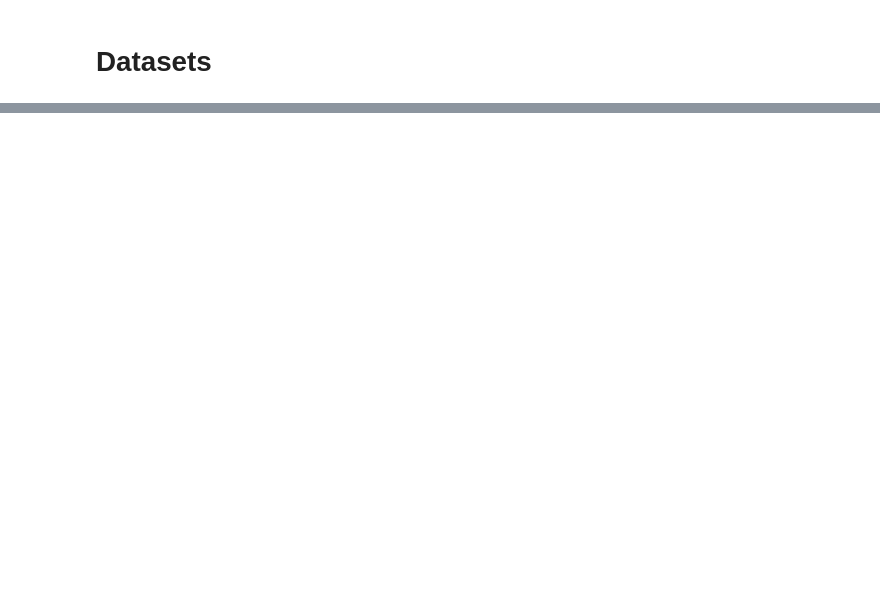
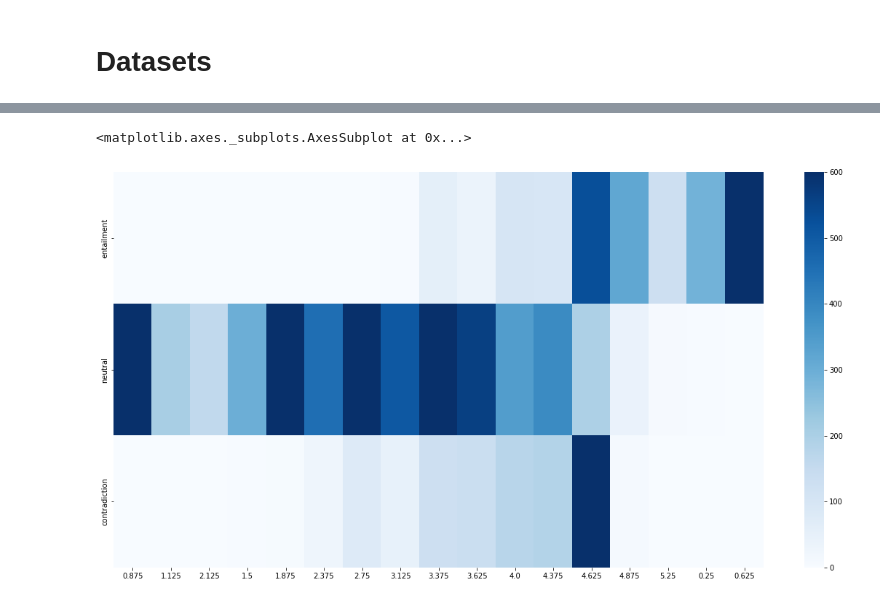
Before and after one commit to kyaoNK/bert_asag, a Jupyter notebook: CREATE_DATASET.ipynb, the cells around one changed output, grey strips where cells are left out. Drawn from its saved outputs; the diff is of its cells as text; code cells hidden in the pictures; blank space fills up the shorter version.

```diff
--- a/CREATE_DATASET.ipynb
+++ b/CREATE_DATASET.ipynb
@@ -210,0 +268,6 @@ jsick_valid_df.index = len(jglue_valid_df.index) + jsick_valid_df.index
+# %%
+#@title NEW LABEL
+jsick_label_df = jsick_df[[ 'label_rte' , 'label_sts' ]]
+
+jsick_label_df = jsick_label_df.apply(function, axis=1)
+jsick_label_df
@@ -210,0 +310,4 @@ jsick_valid_df.index = len(jglue_valid_df.index) + jsick_valid_df.index
+# %%
+jsick_label_df = jsick_label_df.rename(columns={2:'label_detail_asag'})
+jsick_df_asag = jsick_df.join([label_df['label_detail_asag']])
+jsick_df_asag
@@ -210,0 +328,43 @@ jsick_valid_df.index = len(jglue_valid_df.index) + jsick_valid_df.index
+# %%
+# heat map
+
+import pandas as pd
+import numpy as np
+import seaborn as sns
+import matplotlib as mpl
+import matplotlib.pyplot as plt
+
+s = jsick_label_df[[0,1]]
+freq = s.value_counts()
+
+freq = s.value_counts(sort=True, ascending=True, dropna=False)
+freq_df = pd.DataFrame(freq)
+freq_df.columns = ['freq']
+freq_df = freq_df.sort_index()
+sts_list = freq_df.index.get_level_values(1).tolist()
+
+sts_list = list(set(sts_list))
+sts_range = sts_list * 3
+
+rte_range = ['entailment']* (len(sts_list))
+rte_range.extend( ['neutral']*(len(sts_list)) )
+rte_range.extend( ['contradiction']*(len(sts_list)) )
+
+df = pd.DataFrame(index=[rte_range, sts_range], columns=['freq'])
+df.fillna(0, inplace=True)
+df.update(freq_df)
+df = df.sort_index()
+
+freq_2d = [
+    df.loc['entailment'].T.values.tolist()[0],
+    df.loc['neutral'].T.values.tolist()[0],
+    df.loc['contradiction'].T.values.tolist()[0]
+]
+
+df_ = pd.DataFrame(data=freq_2d, index=['entailment', 'neutral', 'contradiction'], columns=sts_list)
+
+plt.figure(figsize=(20, 10))
+sns.heatmap(df_, cmap='Blues', vmax=600)
+# %% [output]
+<matplotlib.axes._subplots.AxesSubplot at 0x...>
+[figure, added]
```
Also changed, not shown: parts of 27 cells of this notebook.
